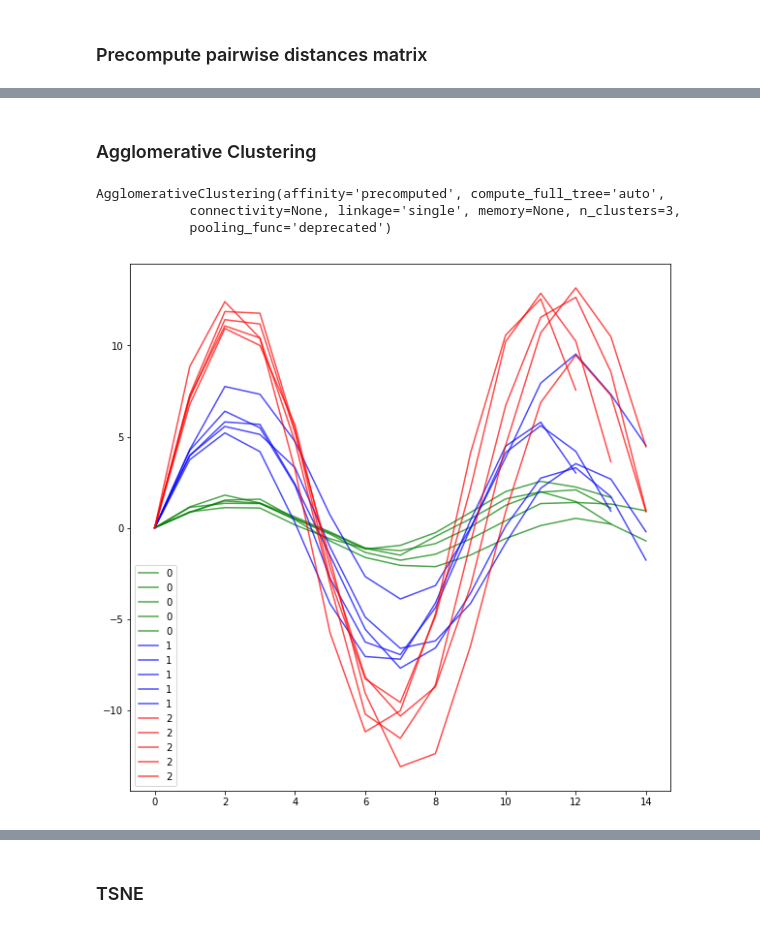
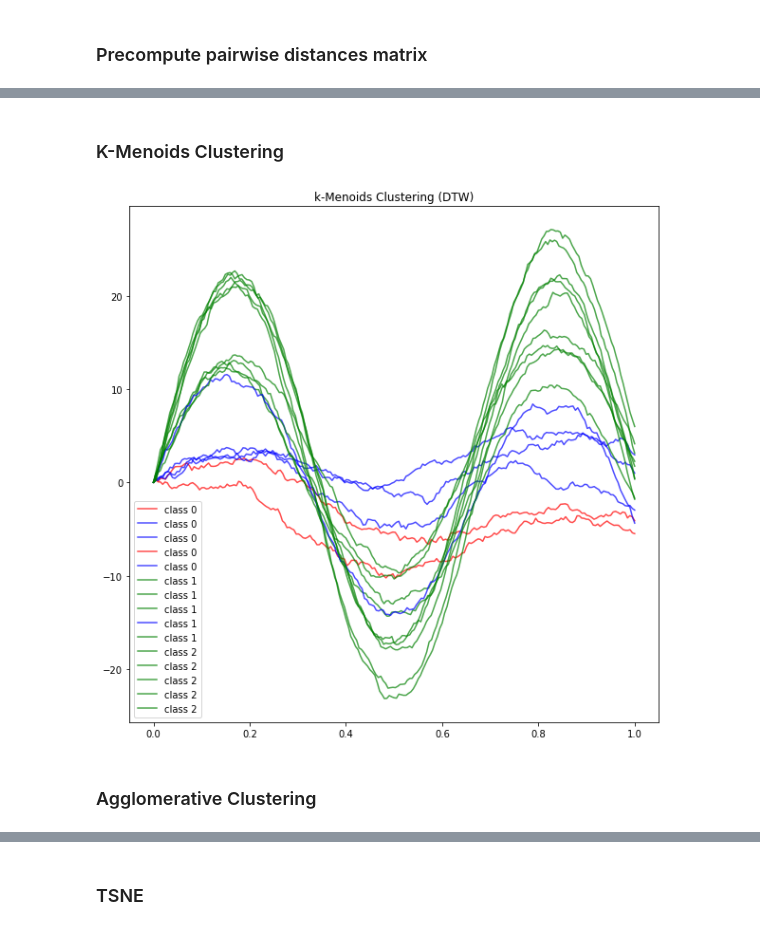
Before and after one commit to mindychen213/warped-p-variation, a Jupyter notebook: Branch-and-Bound/examples/sine_waves_clustering.ipynb, the cells around one changed output, grey strips where cells are left out. Saved outputs shown, nothing was run; the diff lists cells and outputs as text; code cells hidden in the pictures.

```diff
--- a/Branch-and-Bound/examples/sine_waves_clustering.ipynb
+++ b/Branch-and-Bound/examples/sine_waves_clustering.ipynb
@@ -125,16 +171,32 @@ for i_p, p in tqdm(enumerate(X_perturbed), total=len(classes)):
 [interactive output not drawn]
 # %%
 df_dtw = pd.DataFrame.from_dict(dtw_pairwise_dist).fillna(0.) + pd.DataFrame.from_dict(dtw_pairwise_dist).fillna(0.).T
+# %% [markdown]
+### K-Menoids Clustering
+# %%
+# compute clusters and menoids (centers)
+k_menoids_clusters, k_menoids_centers = cluster(df_dtw.values, k=3)
+
+# colors map
+k_men_cluster_to_colors_dict = {}
+for k, c in enumerate(np.unique(k_menoids_clusters)):
+    k_men_cluster_to_colors_dict[c] = colors[k]
+
+plt.figure(figsize=(10,10))
+for k, (path, cluster_index, class_index) in enumerate(zip(X_perturbed, k_menoids_clusters, classes)):
+    plt.plot(np.linspace(0, 1, len(path)), path, color=k_men_cluster_to_colors_dict[cluster_index],
+             label=f'class {class_index}', alpha=0.7)
+plt.legend()
+plt.title('k-Menoids Clustering (DTW)')
+plt.show()
+# %% [output]
+[figure, added]
 # %% [markdown]
 ### Agglomerative Clustering
 # %%
-dtw_aggl_cluster = AgglomerativeClustering(n_clusters=3, affinity='precomputed',
-                                           linkage='single',
-#                                            linkage='complete',
-#                                            linkage='average'
-                                           )
-dtw_aggl_cluster.fit(df_dtw.values)
+# dtw_aggl_cluster = AgglomerativeClustering(n_clusters=3, affinity='precomputed',
+#                                            linkage='single',
+# #                                            linkage='complete',
+# #                                            linkage='average'
+#                                            )
+# dtw_aggl_cluster.fit(df_dtw.values)
-# %% [output]
-AgglomerativeClustering(affinity='precomputed', compute_full_tree='auto',
-            connectivity=None, linkage='single', memory=None, n_clusters=3,
-            pooling_func='deprecated')
@@ -151,8 +208,8 @@ for lab in dtw_aggl_cluster.labels_:
 # %%
-plt.figure(figsize=(10,10))
-for p, c, l in zip(X_clustering, cluster_colors, classes):
-    plt.plot(p, color=c, label=l, alpha=0.7)
-plt.legend()
-plt.show()
+# plt.figure(figsize=(10,10))
+# for k, (path, cluster_index, class_index) in enumerate(zip(X_perturbed, dtw_aggl_cluster.labels_, classes)):
+#     plt.plot(np.linspace(0,1, len(path)), path, color=aggl_cluster_to_colors_dict[cluster_index],
+#              label=f'class {class_index}', alpha=0.7)
+# plt.legend()
+# plt.title('Agglomerative Clustering (DTW)')
+# plt.show()
-# %% [output]
-[figure, removed]
```
Also changed, not shown: parts of 47 cells of this notebook, 6 other files.
